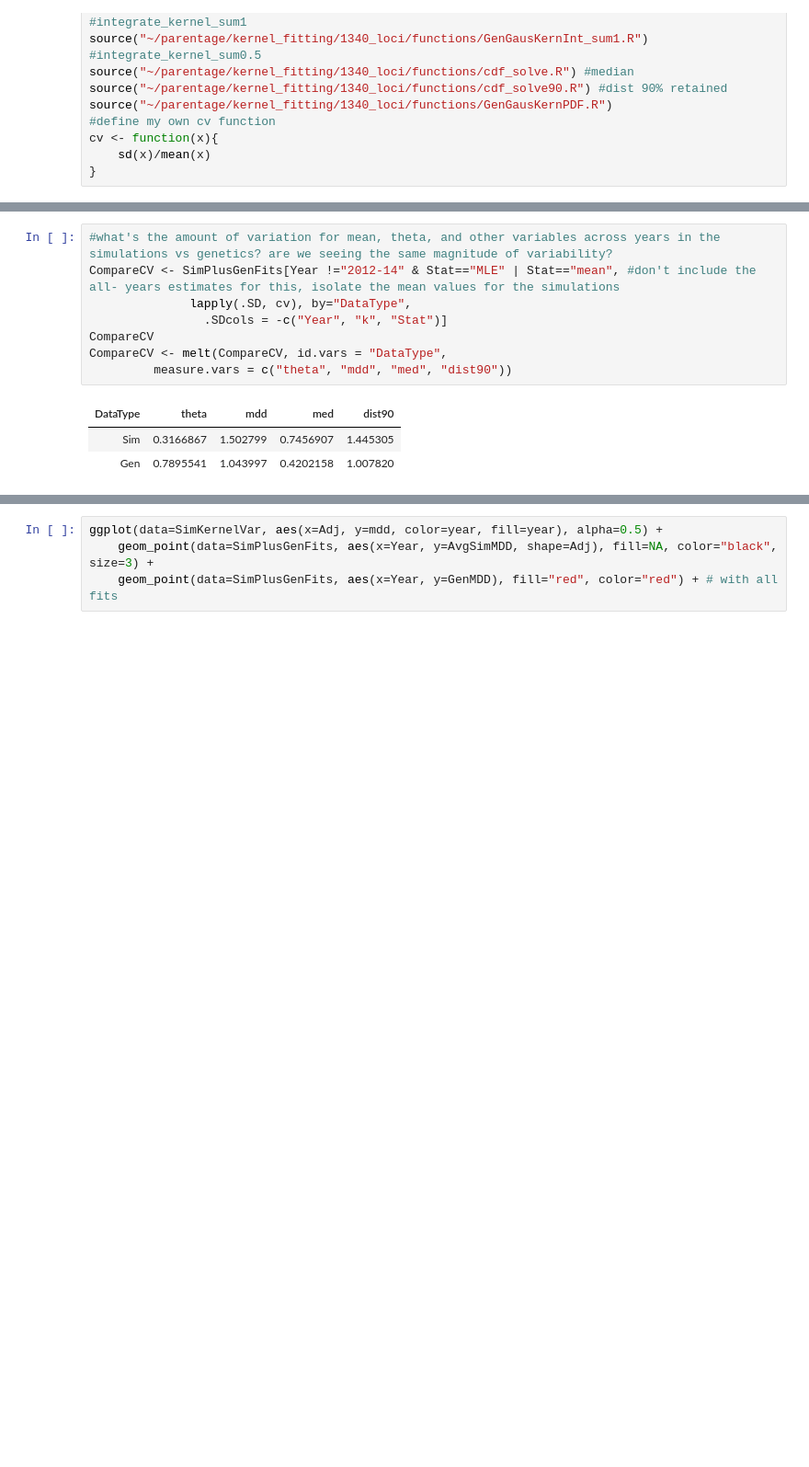
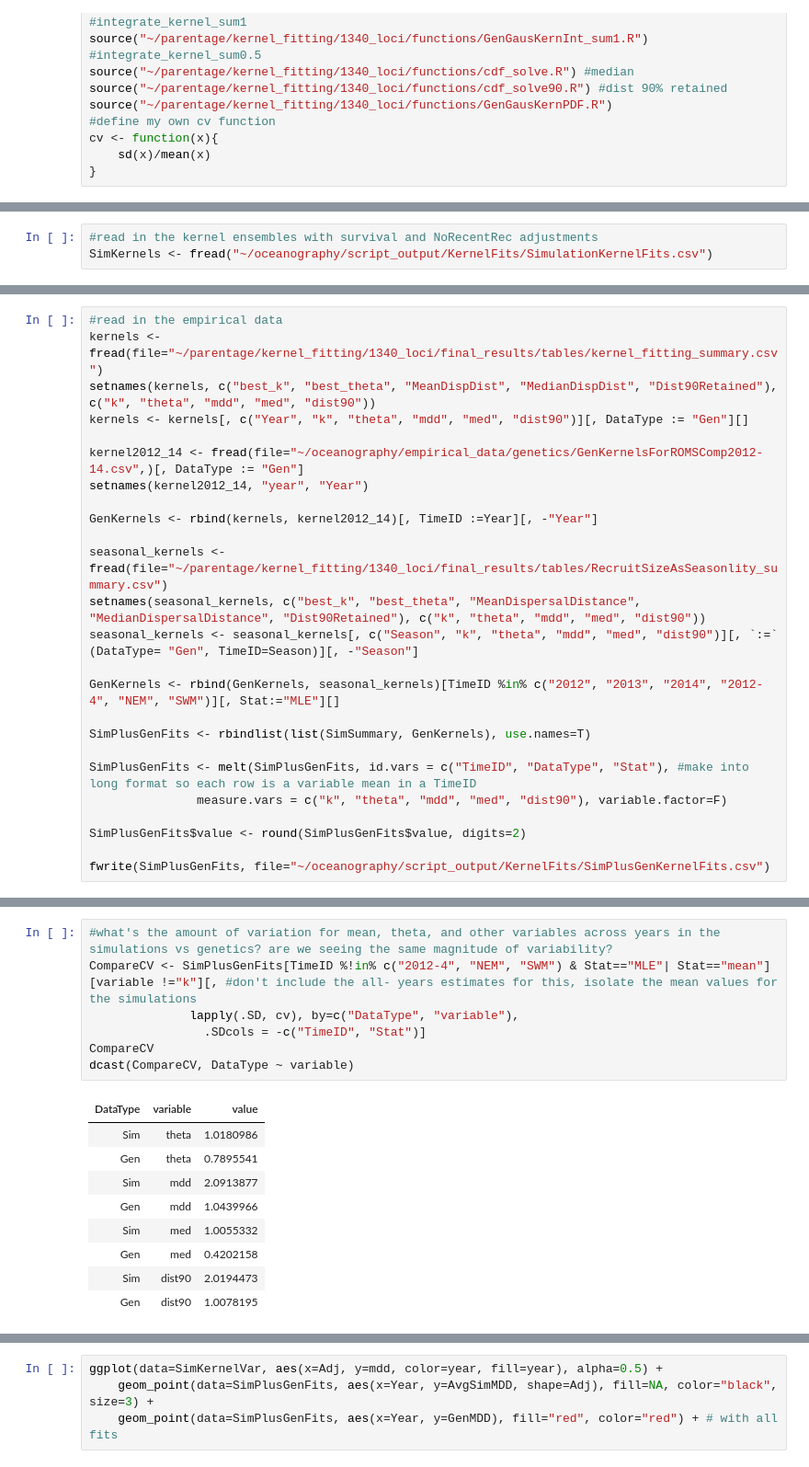
Before and after one commit to pinskylab/CamotesROMS, a Jupyter notebook: notebooks/process_ROMS_kernels.ipynb, the cells around one changed output, grey strips where cells are left out. Shown at 92% size. Drawn from its saved outputs; the diff is of its cells as text; blank space fills up the shorter version.

```diff
--- a/notebooks/process_ROMS_kernels.ipynb
+++ b/notebooks/process_ROMS_kernels.ipynb
@@ -40,0 +18,3 @@ setnames(CombinedSims, "year", "Year")
+# %%
+#read in the kernel ensembles with survival and NoRecentRec adjustments
+SimKernels <- fread("~/oceanography/script_output/KernelFits/SimulationKernelFits.csv")
@@ -147,0 +90,25 @@ SimPlusGenFits
+# %%
+#read in the empirical data
+kernels <- fread(file="~/parentage/kernel_fitting/1340_loci/final_results/tables/kernel_fitting_summary.csv")
+setnames(kernels, c("best_k", "best_theta", "MeanDispDist", "MedianDispDist", "Dist90Retained"), c("k", "theta", "mdd", "med", "dist90"))
+kernels <- kernels[, c("Year", "k", "theta", "mdd", "med", "dist90")][, DataType := "Gen"][]
+
+kernel2012_14 <- fread(file="~/oceanography/empirical_data/genetics/GenKernelsForROMSComp2012-14.csv",)[, DataType := "Gen"]
+setnames(kernel2012_14, "year", "Year")
+
+GenKernels <- rbind(kernels, kernel2012_14)[, TimeID :=Year][, -"Year"]
+
+seasonal_kernels <- fread(file="~/parentage/kernel_fitting/1340_loci/final_results/tables/RecruitSizeAsSeasonlity_summary.csv")
+setnames(seasonal_kernels, c("best_k", "best_theta", "MeanDispersalDistance", "MedianDispersalDistance", "Dist90Retained"), c("k", "theta", "mdd", "med", "dist90"))
+seasonal_kernels <- seasonal_kernels[, c("Season", "k", "theta", "mdd", "med", "dist90")][, `:=` (DataType= "Gen", TimeID=Season)][, -"Season"]
+
+GenKernels <- rbind(GenKernels, seasonal_kernels)[TimeID %in% c("2012", "2013", "2014", "2012-4", "NEM", "SWM")][, Stat:="MLE"][]
+
+SimPlusGenFits <- rbindlist(list(SimSummary, GenKernels), use.names=T)
+
+SimPlusGenFits <- melt(SimPlusGenFits, id.vars = c("TimeID", "DataType", "Stat"), #make into long format so each row is a variable mean in a TimeID
+               measure.vars = c("k", "theta", "mdd", "med", "dist90"), variable.factor=F)
+
+SimPlusGenFits$value <- round(SimPlusGenFits$value, digits=2)
+
+fwrite(SimPlusGenFits, file="~/oceanography/script_output/KernelFits/SimPlusGenKernelFits.csv")
@@ -148,12 +135,17 @@ SimPlusGenFits
 # %%
 #what's the amount of variation for mean, theta, and other variables across years in the simulations vs genetics? are we seeing the same magnitude of variability?
-CompareCV <- SimPlusGenFits[Year !="2012-14" & Stat=="MLE" | Stat=="mean", #don't include the all- years estimates for this, isolate the mean values for the simulations
-              lapply(.SD, cv), by="DataType",
-                .SDcols = -c("Year", "k", "Stat")]
+CompareCV <- SimPlusGenFits[TimeID %!in% c("2012-4", "NEM", "SWM") & Stat=="MLE"| Stat=="mean"][variable !="k"][, #don't include the all- years estimates for this, isolate the mean values for the simulations
+              lapply(.SD, cv), by=c("DataType", "variable"),
+                .SDcols = -c("TimeID", "Stat")]
 CompareCV
-CompareCV <- melt(CompareCV, id.vars = "DataType",
-         measure.vars = c("theta", "mdd", "med", "dist90"))
+dcast(CompareCV, DataType ~ variable)
 # %% [output]
-| DataType | theta | mdd | med | dist90 |
-| Sim | 0.3166867 | 1.502799 | 0.7456907 | 1.445305 |
-| Gen | 0.7895541 | 1.043997 | 0.4202158 | 1.007820 |
+| DataType | variable | value |
+| Sim | theta | 1.0180986 |
+| Gen | theta | 0.7895541 |
+| Sim | mdd | 2.0913877 |
+| Gen | mdd | 1.0439966 |
+| Sim | med | 1.0055332 |
+| Gen | med | 0.4202158 |
+| Sim | dist90 | 2.0194473 |
+| Gen | dist90 | 1.0078195 |
```
Also changed, not shown: parts of 13 cells of this notebook, 7 other files.
